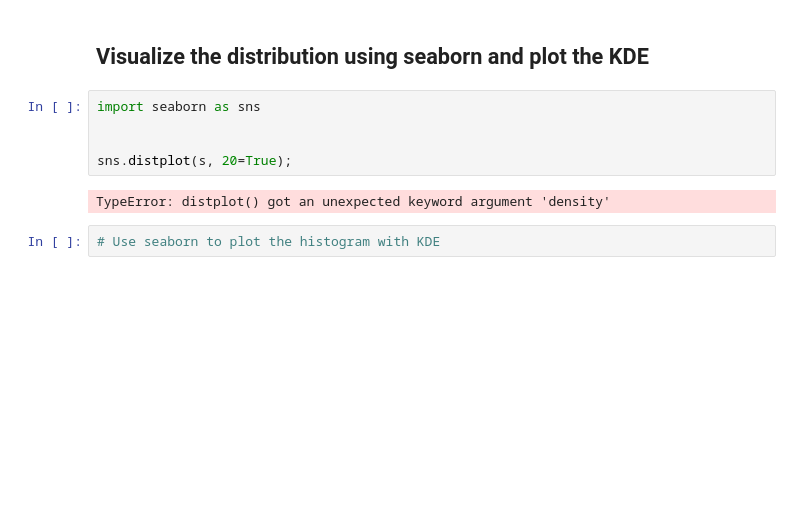
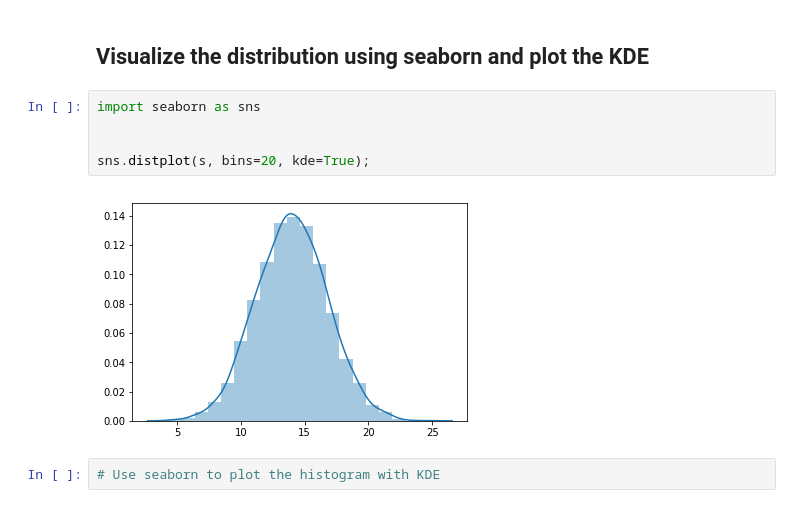
Before and after one commit to cjriggio/dsc-normal-distribution-lab-nyc-ds-career-042219, a Jupyter notebook: index.ipynb, the cells around one changed output. Saved outputs shown, nothing was run; the diff lists cells and outputs as text; blank space fills up the shorter version.

```diff
--- a/index.ipynb
+++ b/index.ipynb
@@ -74,10 +74,10 @@ plt.show();
 # %%
 import seaborn as sns
 
 
-sns.distplot(s, 20=True);
+sns.distplot(s, bins=20, kde=True);
 # %% [output]
-TypeError: distplot() got an unexpected keyword argument 'density'
+[figure, added]
 # %%
 # Use seaborn to plot the histogram with KDE
 # %% [output]
```
